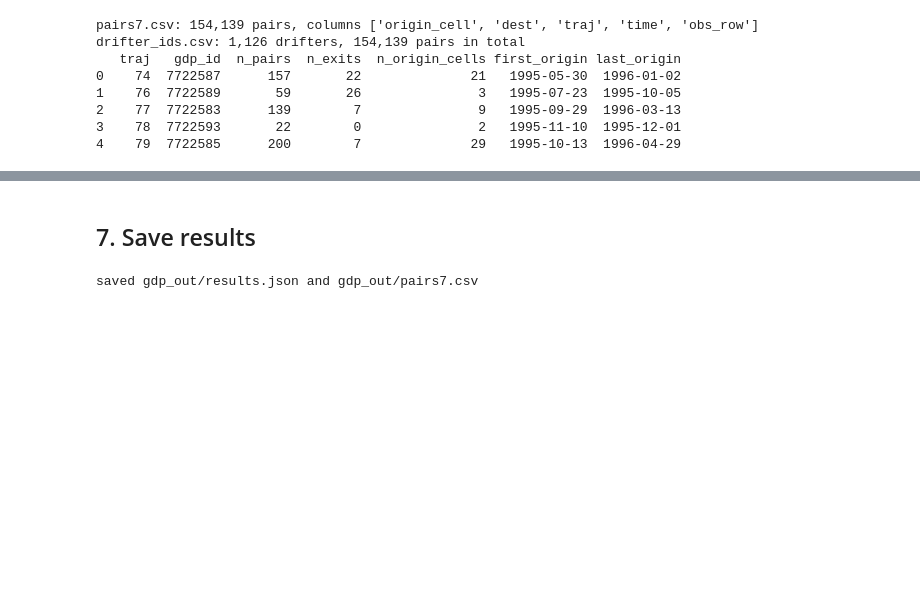
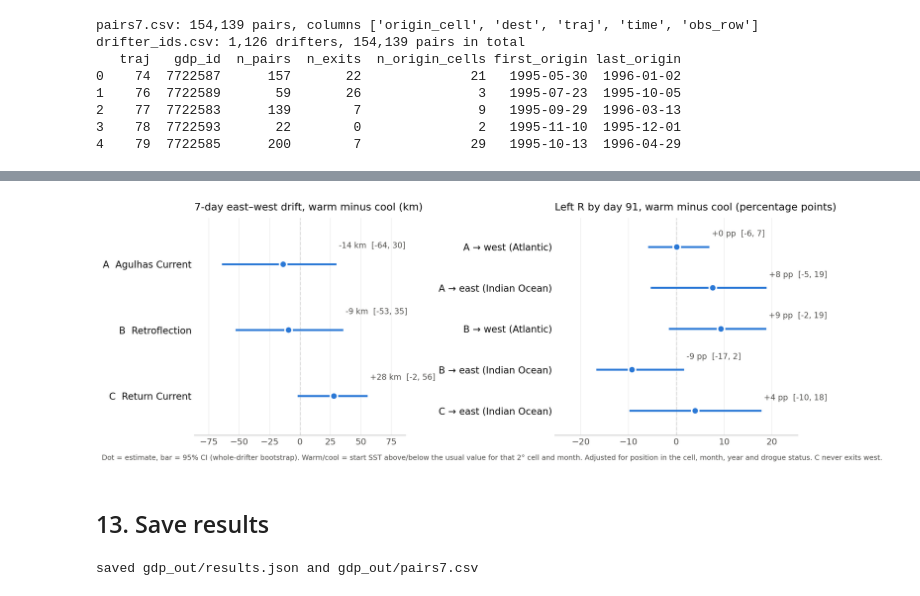
Before and after one commit to vrishinm/2026-Data3001-XIE-G2, a Jupyter notebook: Lucy_temperature_and_handover.ipynb, the cells around one changed output, grey strips where cells are left out. Saved outputs shown, nothing was run; the diff lists cells and outputs as text; code cells hidden in the pictures; blank space fills up the shorter version.

Commit message:
Lucy: temperature analysis done (robustness, 91-day exits, season x temperature, figure), matrix vs observed check, cleaner comments

```diff
--- a/Lucy_temperature_and_handover.ipynb
+++ b/Lucy_temperature_and_handover.ipynb
@@ -993,17 +990,11 @@ cell  full   min  max  most_influential_drifter  share_of_runs_same_sign
    B  -9.5 -16.1 -4.2                     17936                      1.0
    C  27.8  24.2 33.8                      7265                      1.0
 # %%
-# Step 11e. Two follow-ups from 11d.
-# (1) In C, warm starts are less often drogued (32% vs 45%). Undrogued drifters feel the wind more,
-#     so fit drogued and undrogued drifters SEPARATELY: if the warm effect is real it should show in both.
-# (2) Whole-drifter bootstrap of the full-model coefficient (1,000 resamples). Resampling whole drifters
-#     keeps each drifter's correlated days together. The SST baseline is kept fixed: it is built from
-#     ~140k starts, so its own noise is tiny next to the ~100-170 drifters per cell used here.
 from patsy import dmatrices
 rng = np.random.default_rng(3001)
 SUB = "dx_km ~ warm2 + x_off_km + y_off_km + C(month) + year"
 
-print("(1) drogued and undrogued drifters separately (SE clustered by drifter)")
+print("(1) drogued and undrogued drifters separately")
 rows = []
 for c, d in s.groupby("cell"):
     for lab, dd in [("drogued", d[d.drogued == 1]), ("undrogued", d[d.drogued == 0])]:
@@ -1013,6 +1004,7 @@ for c, d in s.groupby("cell"):
 print(pd.DataFrame(rows).to_string(index=False))
 
 def drifter_bootstrap(d, f, term, B=1000):
+    """resample whole drifters, refit by least squares, return estimate, 95% CI, share > 0"""
     y, X = dmatrices(f, d, return_type="dataframe")
     j = X.columns.get_loc(term)
     y, X = y.values.ravel(), X.values
@@ -1027,10 +1019,12 @@ def drifter_bootstrap(d, f, term, B=1000):
     full = np.linalg.lstsq(X, y, rcond=None)[0][j]
     return full, np.percentile(est, [2.5, 97.5]), (est > 0).mean()
 
-print("\n(2) whole-drifter bootstrap, full model (month, year, drogue, position)")
+print("\n(2) whole-drifter bootstrap, full model")
 rows = []
+fig_7d = []                                   # kept for the figure in section 12
 for c, d in s.groupby("cell"):
     full, (lo, hi), pos = drifter_bootstrap(d, FULL, "warm2")
+    fig_7d.append({"cell": c, "est": full, "lo": lo, "hi": hi})
     rows.append({"cell": c, "warm_coef": round(full, 1), "boot_ci95": f"[{lo:.1f}, {hi:.1f}]",
                  "share_of_resamples_positive": round(pos, 3)})
 print(pd.DataFrame(rows).to_string(index=False))
@@ -1125,5 +1299,51 @@ drifter_ids.csv: 1,126 drifters, 154,139 pairs in total
+# %%
+# Figure: warm minus cool starts (same cell, same month), with 95% whole-drifter bootstrap CIs.
+# Left: 7-day east-west drift (km, + = further east). Right: chance of having left R by day 91 (percentage points).
+# Both adjusted for position in the cell, month, year and drogue. Numbers come from fig_7d / fig_91 above.
+import matplotlib.pyplot as plt
+
+INK, INK2, MARK = "#0b0b0b", "#52514e", "#2a78d6"
+f7 = pd.DataFrame(fig_7d).set_index("cell").loc[["C", "B", "A"]]
+f91 = pd.DataFrame(fig_91)
+f91["label"] = f91.cell + " \u2192 " + f91.side.map({"west": "west (Atlantic)", "east": "east (Indian Ocean)"})
+f91 = f91.set_index("label").loc[["C \u2192 east (Indian Ocean)", "B \u2192 east (Indian Ocean)",
+                                   "B \u2192 west (Atlantic)", "A \u2192 east (Indian Ocean)", "A \u2192 west (Atlantic)"]]
+names7 = {"A": "A  Agulhas Current", "B": "B  Retroflection", "C": "C  Return Current"}
+
+fig, axes = plt.subplots(1, 2, figsize=(13, 4.6), dpi=200, gridspec_kw={"width_ratios": [1, 1.15]})
+panels = [(axes[0], f7, [names7[c] for c in f7.index], "km", "7-day east\u2013west drift, warm minus cool (km)"),
+          (axes[1], f91, list(f91.index), "pp", "Left R by day 91, warm minus cool (percentage points)")]
+for ax, d, labels, unit, title in panels:
+    y = np.arange(len(d))
+    ax.axvline(0, color="#bbbbbb", lw=1.2, ls="--", zorder=0)
+    ax.hlines(y, d.lo, d.hi, color=MARK, lw=2.5, zorder=2)
+    ax.plot(d.est, y, "o", ms=9, color=MARK, mec="white", mew=2, zorder=3)
+    for yi, (e, lo, hi) in enumerate(zip(d.est, d.lo, d.hi)):
+        ax.text(hi, yi + 0.22, f" {e:+.0f} {unit}  [{lo:.0f}, {hi:.0f}]", fontsize=10, color=INK2, va="bottom")
+    ax.set_yticks(y)
+    ax.set_yticklabels(labels, fontsize=12, color=INK)
+    ax.set_ylim(-0.6, len(d) - 0.3)
+    ax.set_title(title, fontsize=13, color=INK, loc="left", pad=10)
+    ax.tick_params(axis="x", labelsize=11, colors=INK2, length=0)
+    ax.tick_params(axis="y", length=0)
+    ax.grid(axis="x", color="#eeeeee", lw=0.8)
+    ax.set_axisbelow(True)
+    for s in ["top", "right", "left"]:
+        ax.spines[s].set_visible(False)
+    ax.spines["bottom"].set_color("#bbbbbb")
+    lim = max(abs(d.lo).max(), abs(d.hi).max()) * 1.35
+    ax.set_xlim(-lim, lim)
+
+fig.text(0.01, -0.02, "Dot = estimate, bar = 95% CI (whole-drifter bootstrap). Warm/cool = start SST above/below the usual "
+         "value for that 2\u00b0 cell and month. Adjusted for position in the cell, month, year and drogue status. "
+         "C never exits west.", fontsize=9, color=INK2)
+plt.tight_layout()
+plt.savefig("fig_temperature_effect.png", dpi=200, bbox_inches="tight", facecolor="white")
+plt.show()
+# %% [output]
+[figure, added]
 # %% [markdown]
-## 7. Save results
+## 13. Save results
 # %%
 # Save every number the README uses in one file
 results = {
```
Also changed, not shown: parts of 24 cells of this notebook.
